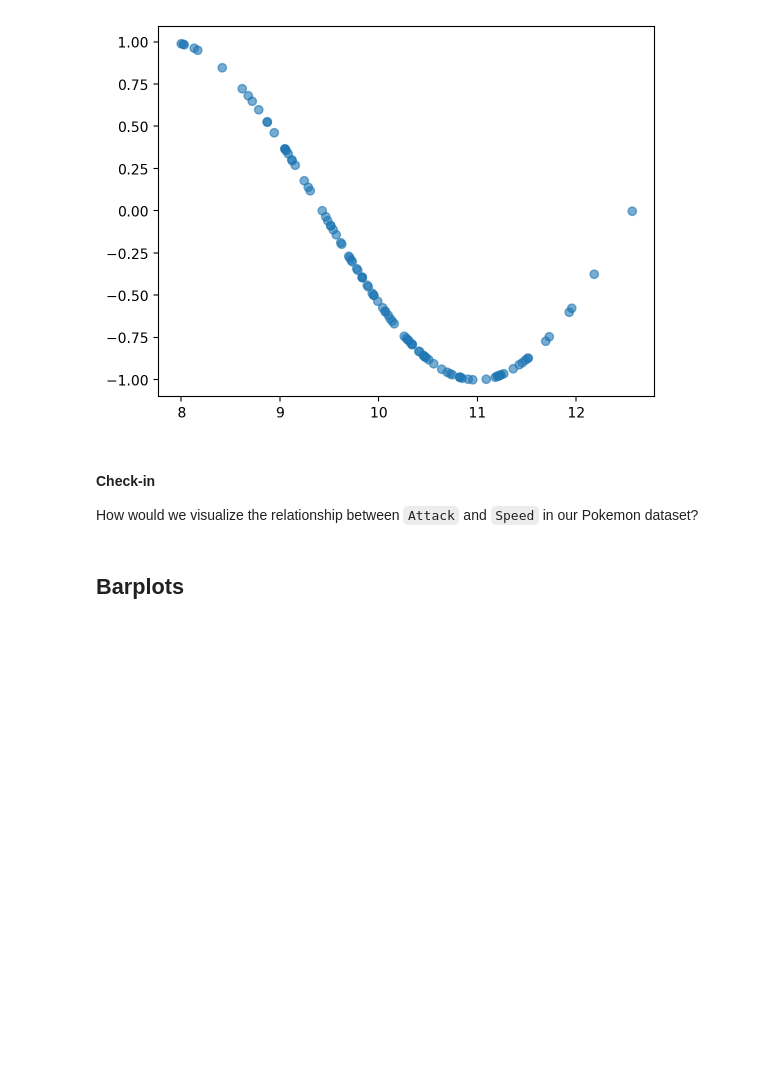
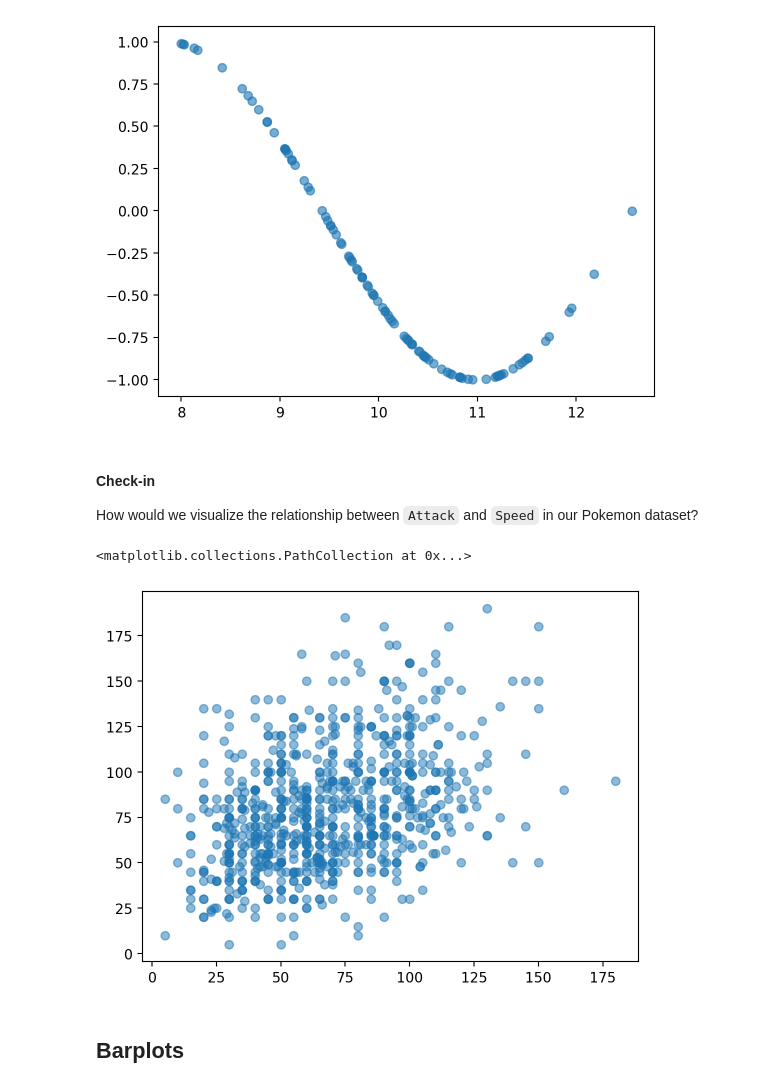
Before and after one commit to M4TI-21/pandas_exercises, a Jupyter notebook: Exercise5.ipynb, the cells around one changed output. Cells and saved outputs as stored; diff of their text form; code cells hidden in the pictures; blank space fills up the shorter version.

```diff
--- a/Exercise5.ipynb
+++ b/Exercise5.ipynb
@@ -329,6 +349,12 @@ plt.scatter(x, y, alpha = .6);
 How would we visualize the relationship between `Attack` and `Speed` in our Pokemon dataset?
 # %%
 ### Check-in
+plt.scatter(df_pokemon['Speed'], df_pokemon['Attack'], alpha=0.5)
+
+# The best option is to use scatterplot, as it clearly illustrates non-linear differences.
+# %% [output]
+<matplotlib.collections.PathCollection at 0x...>
+[figure, added]
 # %% [markdown]
 ## Barplots
 # %% [markdown]
```
Also changed, not shown: parts of 6 cells of this notebook, 1 other file.
